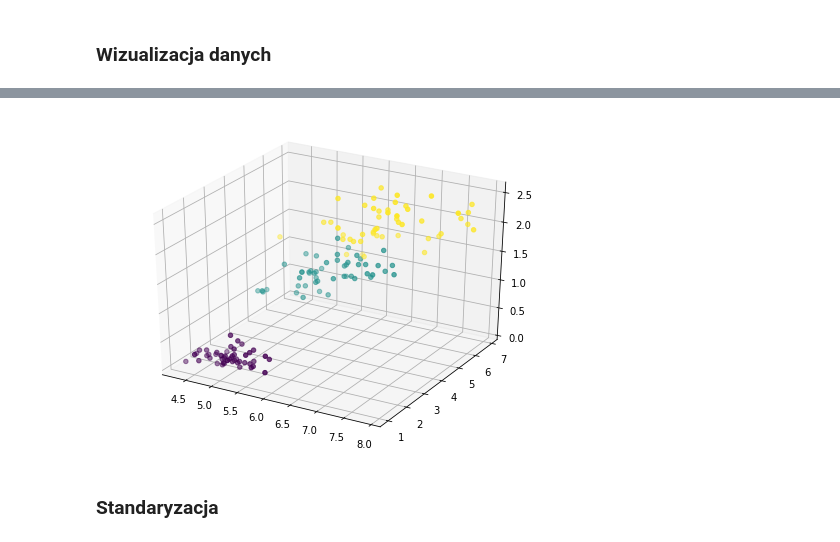
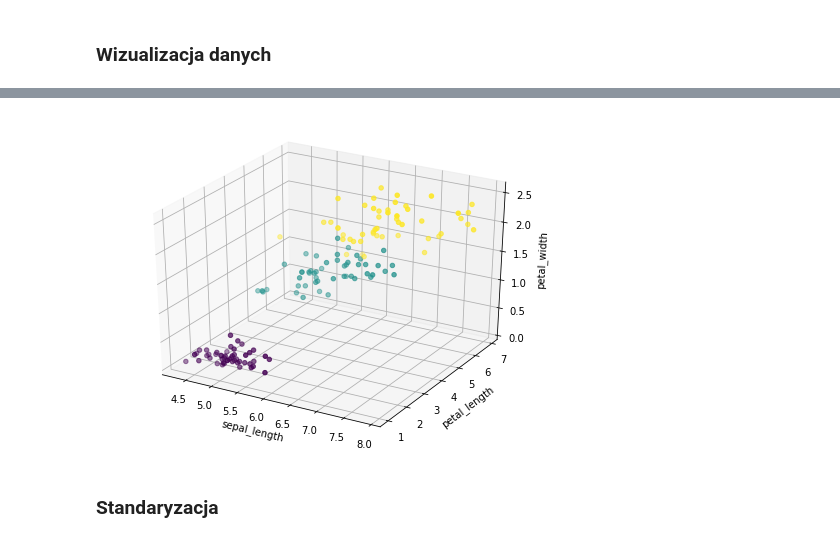
Before and after one commit to KamilBienias/data-science, a Jupyter notebook: kursPawełKrakowiak/machine-learning-bootcamp/unsupervised/02_dimensionality_reduction/01_pca_math.ipynb, the cells around one changed output, grey strips where cells are left out. Saved outputs shown, nothing was run; the diff lists cells and outputs as text; code cells hidden in the pictures.

```diff
--- a/kursPawełKrakowiak/machine-learning-bootcamp/unsupervised/02_dimensionality_reduction/01_pca_math.ipynb
+++ b/kursPawełKrakowiak/machine-learning-bootcamp/unsupervised/02_dimensionality_reduction/01_pca_math.ipynb
@@ -104,12 +104,15 @@ px.scatter_3d(df, x='sepal_length', y='petal_length', z='petal_width', template=
 # %%
 # sam robię w matplotlib bo na github nie widać plotly
 import matplotlib.pyplot as plt
 fig = plt.figure(figsize=(8.0,6.0))
 ax = fig.add_subplot(111, projection='3d')
 ax.scatter(df['sepal_length'], df['petal_length'], df['petal_width'], c=raw_data['target'])
+ax.set_xlabel('sepal_length')
+ax.set_ylabel('petal_length')
+ax.set_zlabel('petal_width')
 plt.show()
 # %% [output]
-[figure, old version]
+[figure, new version]
 # %% [markdown]
 ### <a name='3'></a> Standaryzacja
 # %%
```
Also changed, not shown: parts of 17 cells of this notebook.
